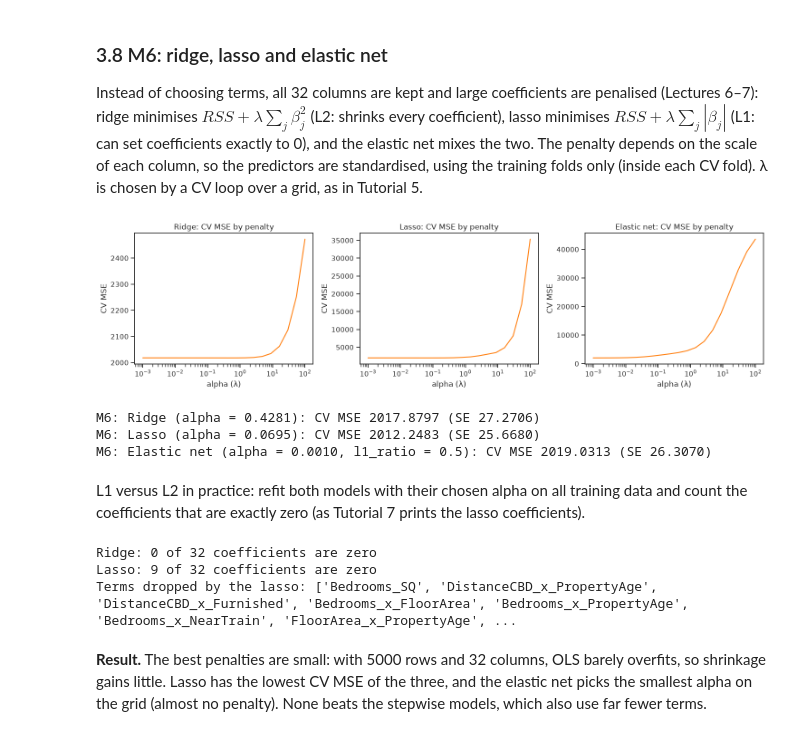
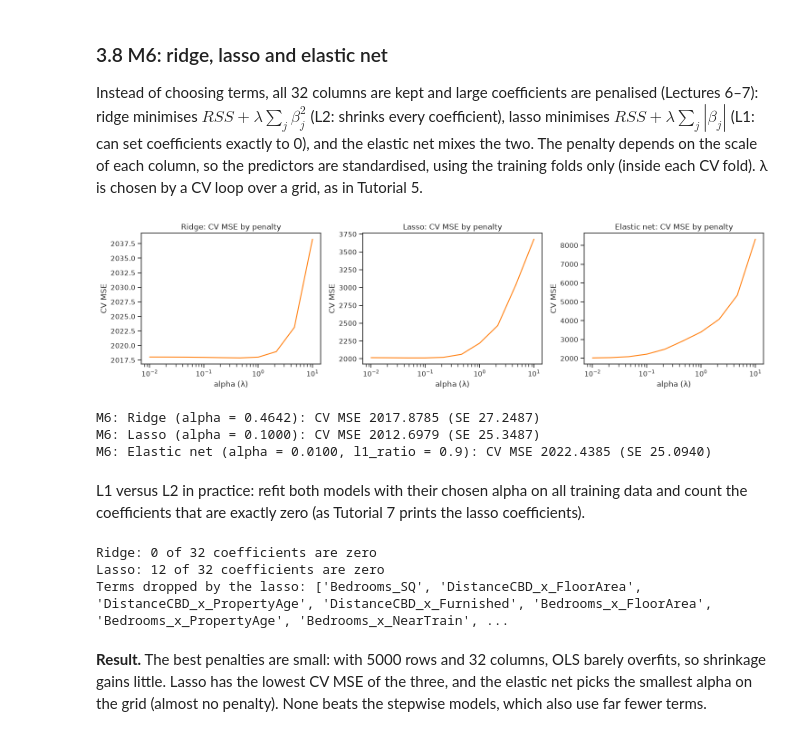
Before and after one commit to QingXueli/qbus2820, a Jupyter notebook: SID_Assignment1_implementation.ipynb, the cells around one changed output. Drawn from its saved outputs; the diff is of its cells as text; code cells hidden in the pictures.

```diff
--- a/SID_Assignment1_implementation.ipynb
+++ b/SID_Assignment1_implementation.ipynb
@@ -842,7 +842,8 @@ from sklearn.pipeline import make_pipeline
 from sklearn.preprocessing import StandardScaler
 from sklearn.linear_model import Ridge, Lasso, ElasticNet
 
-alphas = np.logspace(-3, 2, 20)          # grid of 20 penalty values from 0.001 to 100, evenly spaced on a log scale
+alphas = np.logspace(-2, 1, 10)          # grid of 10 penalty values from 0.01 to 10, evenly spaced on a log scale
+                                         # (kept small so the cell runs quickly: very small alphas are slow for lasso)
                                          # (scikit-learn calls the penalty λ "alpha")
 
 ridge_cv = []                            # CV MSE of ridge for each alpha
@@ -851,41 +852,41 @@ enet_cv = []                             # CV MSE of the elastic net for each al
 for alpha in alphas:
     # pipeline = standardise (mean/std from the 4500 training rows of each fold) -> then fit the penalised regression
     mse, se = cv_mse(make_pipeline(StandardScaler(), Ridge(alpha = alpha)), X_all)                     # L2 penalty
     ridge_cv.append(mse)
     mse, se = cv_mse(make_pipeline(StandardScaler(), Lasso(alpha = alpha, max_iter = 100000)), X_all)  # L1 penalty
     lasso_cv.append(mse)                 # max_iter: allow more iterations so the algorithm converges
-    mse, se = cv_mse(make_pipeline(StandardScaler(), ElasticNet(alpha = alpha, l1_ratio = 0.5, max_iter = 100000)), X_all)
-    enet_cv.append(mse)                  # elastic net: half L1, half L2 (l1_ratio = 0.5)
+    mse, se = cv_mse(make_pipeline(StandardScaler(), ElasticNet(alpha = alpha, l1_ratio = 0.9, max_iter = 100000)), X_all)
+    enet_cv.append(mse)                  # elastic net: 90% L1, 10% L2 (l1_ratio = 0.9)
 
 # CV MSE against alpha: small alpha = close to OLS, large alpha = coefficients shrunk too much
 fig, ax = plt.subplots(1, 3, figsize=(15, 4))
 for i, (cv_errors, name) in enumerate([(ridge_cv, 'Ridge'), (lasso_cv, 'Lasso'), (enet_cv, 'Elastic net')]):
     ax[i].plot(alphas, cv_errors, color = '#FF7F0E')
     ax[i].set_xscale('log')                              # the λ grid is spread on a log scale
     ax[i].set_xlabel('alpha (λ)')
     ax[i].set_ylabel('CV MSE')
     ax[i].set_title(name + ': CV MSE by penalty')
 plt.tight_layout()
 plt.show()
 
 # Best alpha = the one with the smallest CV MSE (np.argmin gives its position in the grid)
 best_ridge_alpha = alphas[np.argmin(ridge_cv)]
 best_lasso_alpha = alphas[np.argmin(lasso_cv)]
 best_enet_alpha = alphas[np.argmin(enet_cv)]
 for name, model in [('M6: Ridge (alpha = {:.4f})'.format(best_ridge_alpha),
                      make_pipeline(StandardScaler(), Ridge(alpha = best_ridge_alpha))),
                     ('M6: Lasso (alpha = {:.4f})'.format(best_lasso_alpha),
                      make_pipeline(StandardScaler(), Lasso(alpha = best_lasso_alpha, max_iter = 100000))),
-                    ('M6: Elastic net (alpha = {:.4f}, l1_ratio = 0.5)'.format(best_enet_alpha),
-                     make_pipeline(StandardScaler(), ElasticNet(alpha = best_enet_alpha, l1_ratio = 0.5, max_iter = 100000)))]:
+                    ('M6: Elastic net (alpha = {:.4f}, l1_ratio = 0.9)'.format(best_enet_alpha),
+                     make_pipeline(StandardScaler(), ElasticNet(alpha = best_enet_alpha, l1_ratio = 0.9, max_iter = 100000)))]:
     mse, se = cv_mse(model, X_all)                       # CV MSE and SE of the chosen alpha
     results.append({'Model': name, 'CV MSE': mse, 'SE': se})   # store for the comparison table
     print('{}: CV MSE {:.4f} (SE {:.4f})'.format(name, mse, se))
 # %% [output]
-[figure, old version]
+[figure, new version]
-M6: Ridge (alpha = 0.4281): CV MSE 2017.8797 (SE 27.2706)
-M6: Lasso (alpha = 0.0695): CV MSE 2012.2483 (SE 25.6680)
-M6: Elastic net (alpha = 0.0010, l1_ratio = 0.5): CV MSE 2019.0313 (SE 26.3070)
+M6: Ridge (alpha = 0.4642): CV MSE 2017.8785 (SE 27.2487)
+M6: Lasso (alpha = 0.1000): CV MSE 2012.6979 (SE 25.3487)
+M6: Elastic net (alpha = 0.0100, l1_ratio = 0.9): CV MSE 2022.4385 (SE 25.0940)
 # %% [markdown]
 L1 versus L2 in practice: refit both models with their chosen alpha on all training data and count the coefficients that are
 exactly zero (as Tutorial 7 prints the lasso coefficients).
@@ -900,8 +901,8 @@ print('Lasso: {} of {} coefficients are zero'.format((lasso_coef == 0).sum(), le
 print('Terms dropped by the lasso:', list(lasso_coef[lasso_coef == 0].index))
 # %% [output]
 Ridge: 0 of 32 coefficients are zero
-Lasso: 9 of 32 coefficients are zero
-Terms dropped by the lasso: ['Bedrooms_SQ', 'DistanceCBD_x_PropertyAge', 'DistanceCBD_x_Furnished', 'Bedrooms_x_FloorArea', 'Bedrooms_x_PropertyAge', 'Bedrooms_x_NearTrain', 'FloorArea_x_PropertyAge', ...
+Lasso: 12 of 32 coefficients are zero
+Terms dropped by the lasso: ['Bedrooms_SQ', 'DistanceCBD_x_FloorArea', 'DistanceCBD_x_PropertyAge', 'DistanceCBD_x_Furnished', 'Bedrooms_x_FloorArea', 'Bedrooms_x_PropertyAge', 'Bedrooms_x_NearTrain', ...
 # %% [markdown]
 **Result.** The best penalties are small: with 5000 rows and 32 columns, OLS barely overfits, so shrinkage gains little.
 Lasso has the lowest CV MSE of the three, and the elastic net picks the smallest alpha on the grid (almost no penalty).
```
Also changed, not shown: parts of 3 cells of this notebook, 3 other files.
